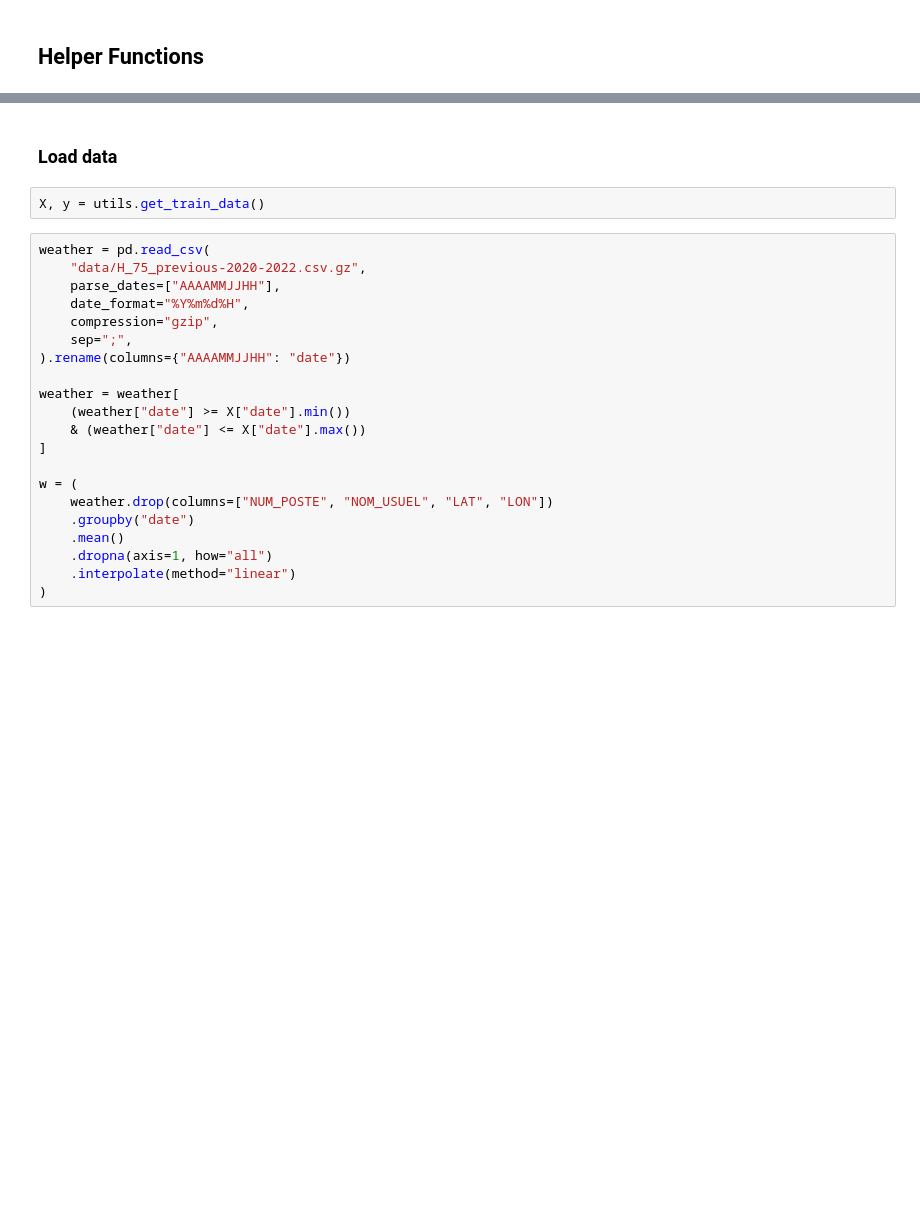
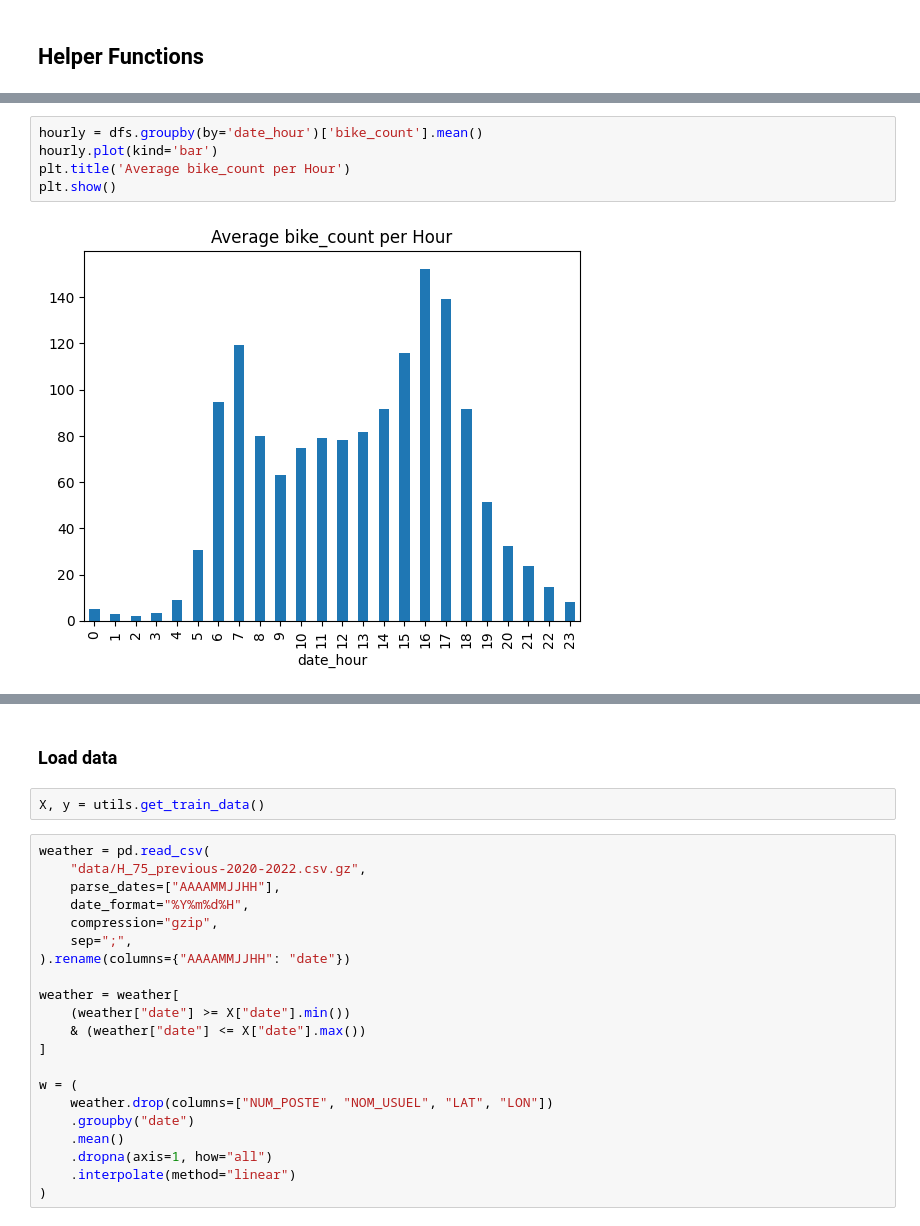
Before and after one commit to howard-ch-wang/bike_counters, a Jupyter notebook: examine_features.ipynb, the cells around one changed output, grey strips where cells are left out. Cells and saved outputs as stored; diff of their text form; blank space fills up the shorter version.

```diff
--- a/examine_features.ipynb
+++ b/examine_features.ipynb
@@ -39,0 +115,7 @@ def _encode_dates(X, cols=['date']):
+# %%
+hourly = dfs.groupby(by='date_hour')['bike_count'].mean()
+hourly.plot(kind='bar')
+plt.title('Average bike_count per Hour')
+plt.show()
+# %% [output]
+[figure, added]
```
Also changed, not shown: parts of 40 cells of this notebook.
